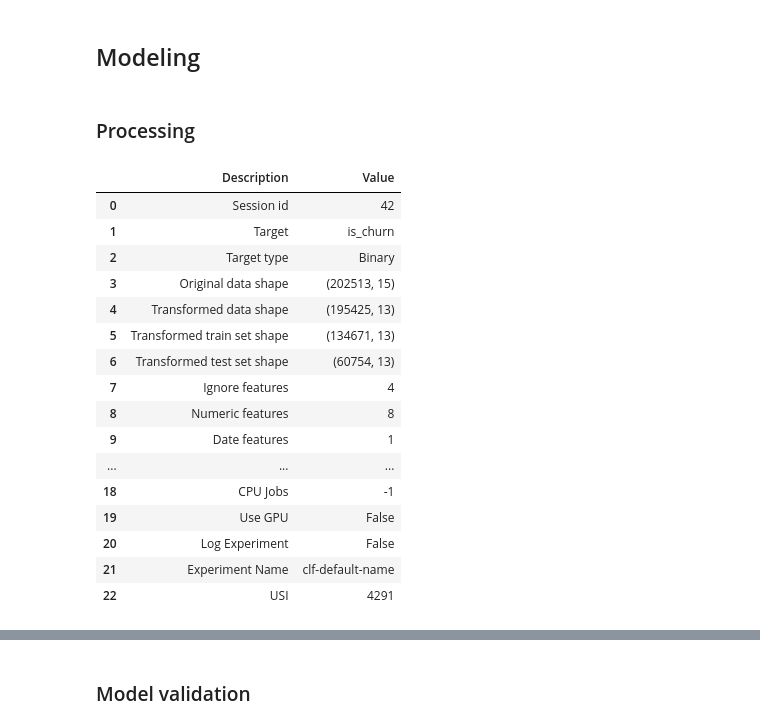
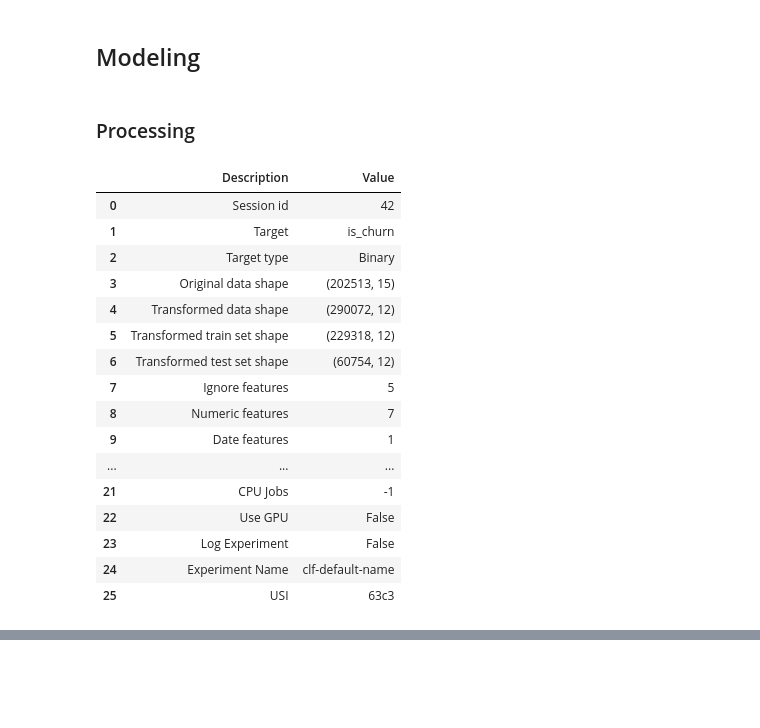
Before and after one commit to sergioalvesnicolau/Projeto---Case-Ambev, a Jupyter notebook: main.ipynb, the cells around one changed output, grey strips where cells are left out. Saved outputs shown, nothing was run; the diff lists cells and outputs as text; code cells hidden in the pictures; blank space fills up the shorter version.

Commit message:
Modelo sem Item Code, com balanceamento e PCA

```diff
--- a/main.ipynb
+++ b/main.ipynb
@@ -262,29 +257,30 @@ dtype: int64
 # %% [markdown]
 ## Modeling
-# %% [markdown]
-### Processing
+# %% [markdown]
+### Processing
 # %%
 regression = setup(data = df, target = 'is_churn', session_id = 42,
-                   ignore_features = ['customer_code', 'branch_id', 'seller_code', 'order_id'],
-                   date_features = ['register_date'], remove_outliers = True)
+                   ignore_features = ['customer_code', 'branch_id', 'seller_code', 'order_id', 'item_code'],
+                   date_features = ['register_date'], fix_imbalance = True, pca = True)
+# transforações nas variáveis
 # %% [output]
 |  | Description | Value |
 | 0 | Session id | 42 |
 | 1 | Target | is_churn |
 | 2 | Target type | Binary |
 | 3 | Original data shape | (202513, 15) |
-| 4 | Transformed data shape | (195425, 13) |
-| 5 | Transformed train set shape | (134671, 13) |
-| 6 | Transformed test set shape | (60754, 13) |
-| 7 | Ignore features | 4 |
-| 8 | Numeric features | 8 |
+| 4 | Transformed data shape | (290072, 12) |
+| 5 | Transformed train set shape | (229318, 12) |
+| 6 | Transformed test set shape | (60754, 12) |
+| 7 | Ignore features | 5 |
+| 8 | Numeric features | 7 |
 | 9 | Date features | 1 |
 | ... | ... | ... |
-| 18 | CPU Jobs | -1 |
-| 19 | Use GPU | False |
-| 20 | Log Experiment | False |
-| 21 | Experiment Name | clf-default-name |
-| 22 | USI | 4291 |
+| 21 | CPU Jobs | -1 |
+| 22 | Use GPU | False |
+| 23 | Log Experiment | False |
+| 24 | Experiment Name | clf-default-name |
+| 25 | USI | 63c3 |
 # %%
 get_config('X_train_transformed')
 # %% [output]
@@ -301,5 +297,3 @@ get_config('X_train_transformed')
 | 148241 | -0.588116 | 1.439260 | -1.552311 | -0.106496 | -0.192362 | -0.191341 | ... |
 | 123115 | -0.255466 | -0.913497 | -0.077250 | -0.959184 | -0.067934 | -0.135800 | ... |
 141759 rows × 11 columns
-# %% [markdown]
-### Model validation
```
Also changed, not shown: parts of 36 cells of this notebook, 1 other file.
